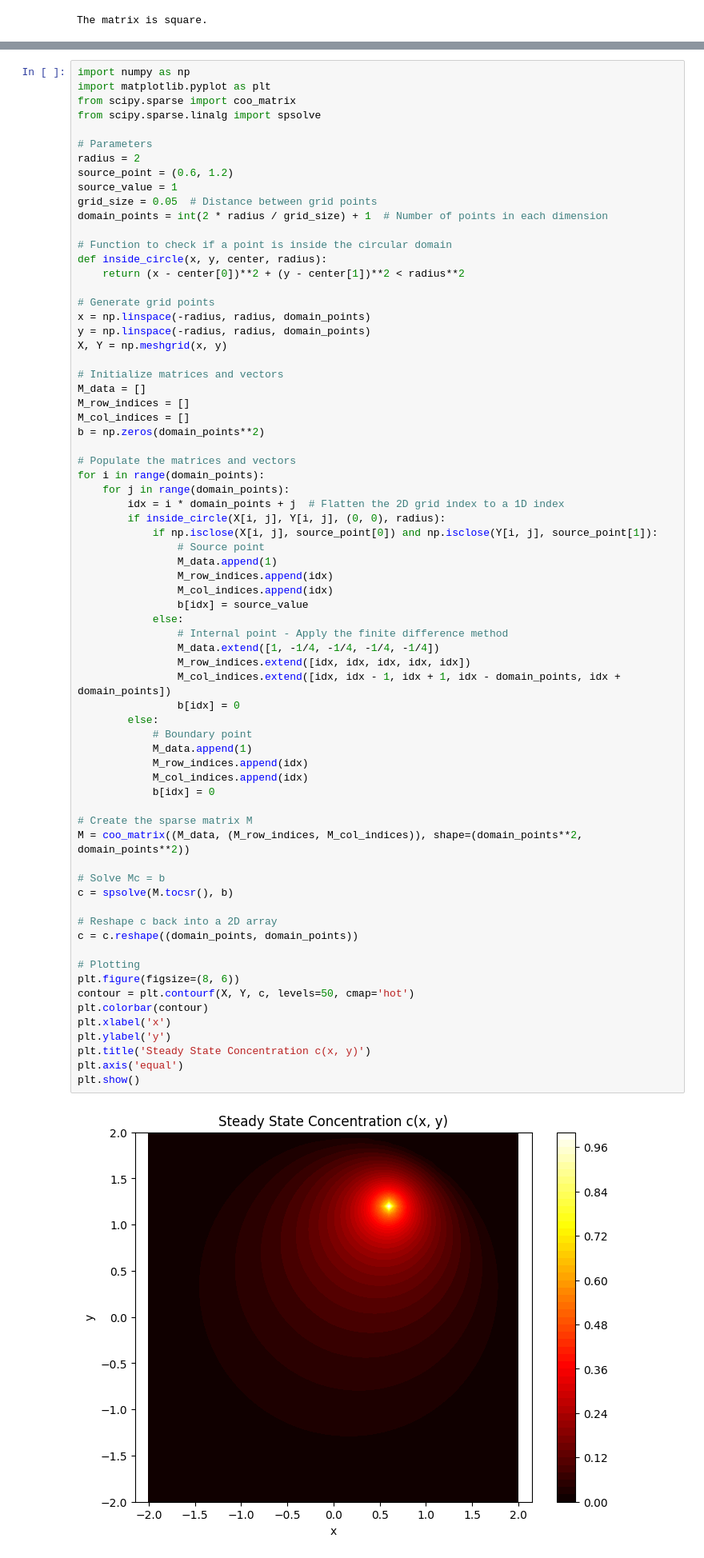
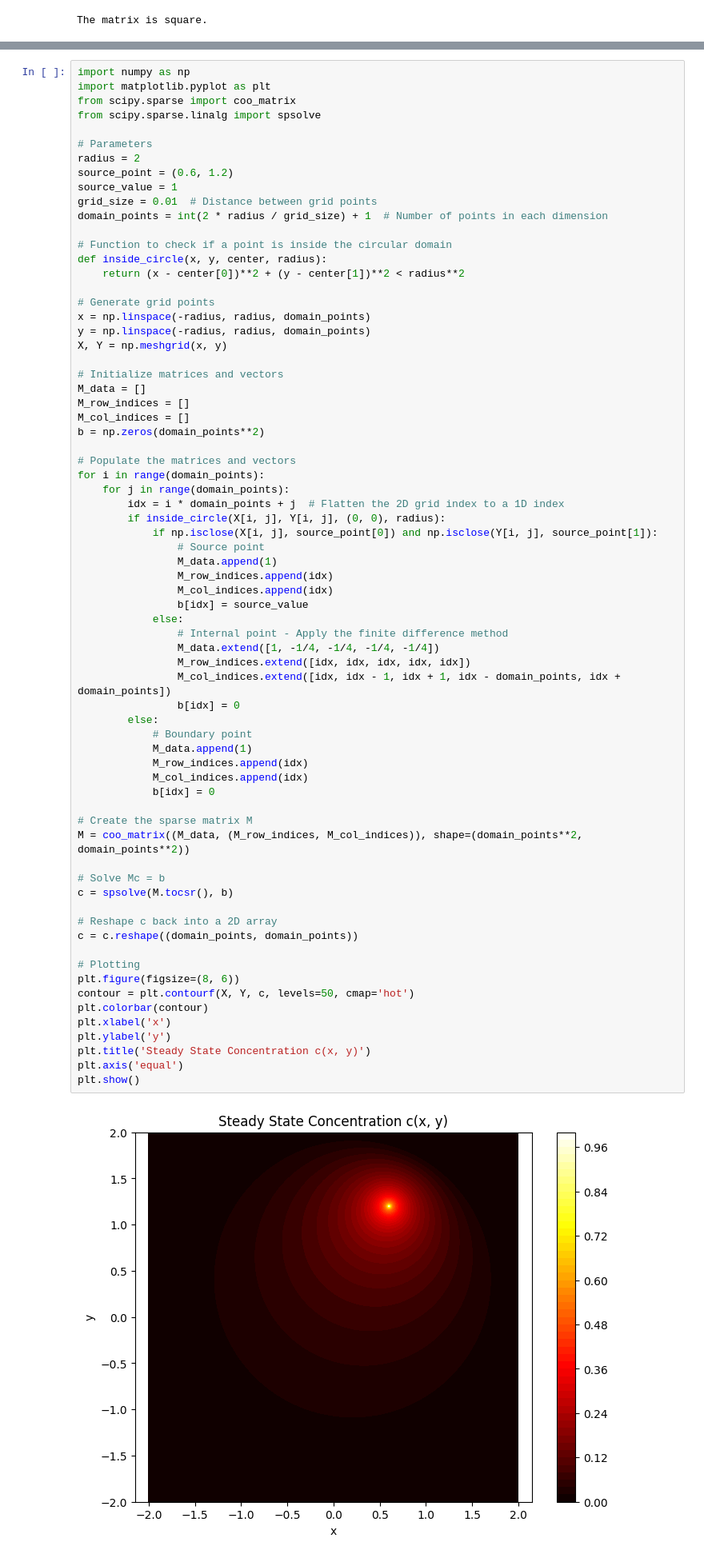
Before and after one commit to koenweverink/ScientificComputing, a Jupyter notebook: Set3_Koen.ipynb, the cells around one changed output, grey strips where cells are left out. Shown at 80% size. Saved outputs shown, nothing was run; the diff lists cells and outputs as text.

```diff
--- a/Set3_Koen.ipynb
+++ b/Set3_Koen.ipynb
@@ -379,7 +392,7 @@ from scipy.sparse.linalg import spsolve
 radius = 2
 source_point = (0.6, 1.2)
 source_value = 1
-grid_size = 0.05  # Distance between grid points
+grid_size = 0.01  # Distance between grid points
 domain_points = int(2 * radius / grid_size) + 1  # Number of points in each dimension
 
 # Function to check if a point is inside the circular domain
@@ -413,34 +426,34 @@ for i in range(domain_points):
                 M_data.extend([1, -1/4, -1/4, -1/4, -1/4])
                 M_row_indices.extend([idx, idx, idx, idx, idx])
                 M_col_indices.extend([idx, idx - 1, idx + 1, idx - domain_points, idx + domain_points])
                 b[idx] = 0
         else:
             # Boundary point
             M_data.append(1)
             M_row_indices.append(idx)
             M_col_indices.append(idx)
             b[idx] = 0
 
 # Create the sparse matrix M
 M = coo_matrix((M_data, (M_row_indices, M_col_indices)), shape=(domain_points**2, domain_points**2))
 
 # Solve Mc = b
 c = spsolve(M.tocsr(), b)
 
 # Reshape c back into a 2D array
 c = c.reshape((domain_points, domain_points))
 
 # Plotting
 plt.figure(figsize=(8, 6))
 contour = plt.contourf(X, Y, c, levels=50, cmap='hot')
 plt.colorbar(contour)
 plt.xlabel('x')
 plt.ylabel('y')
 plt.title('Steady State Concentration c(x, y)')
 plt.axis('equal')
 plt.show()
 # %% [output]
-[figure, old version]
+[figure, new version]
 # %% [markdown]
 The matrix M and the vector b are constructed to represent the discretized version of the Laplace equation (∇²c = 0) for the diffusion problem within a circular domain, under certain boundary conditions. Here's a detailed breakdown of how this is done:
 
```
Also changed, not shown: parts of 4 cells of this notebook, 3 other files.
